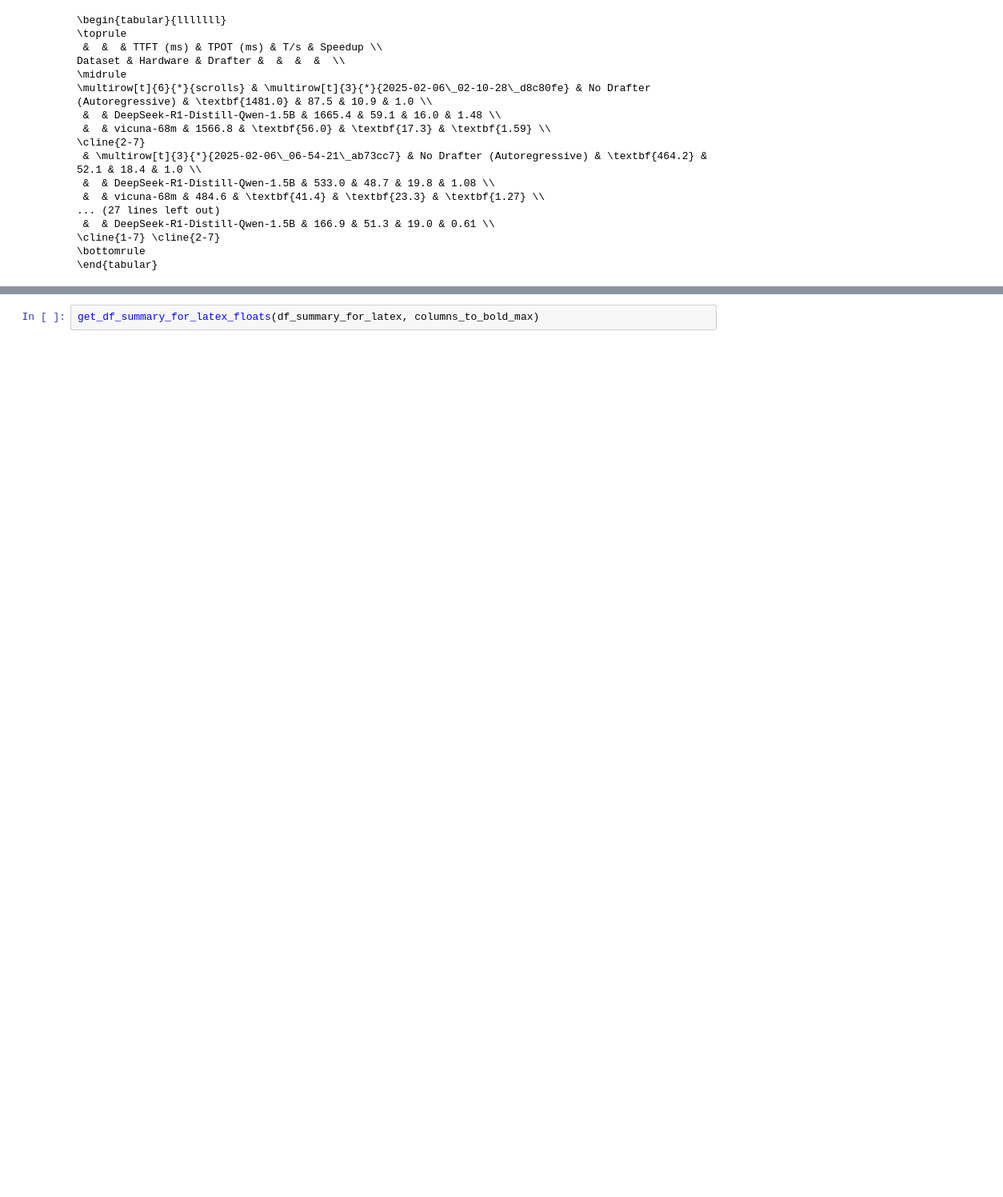
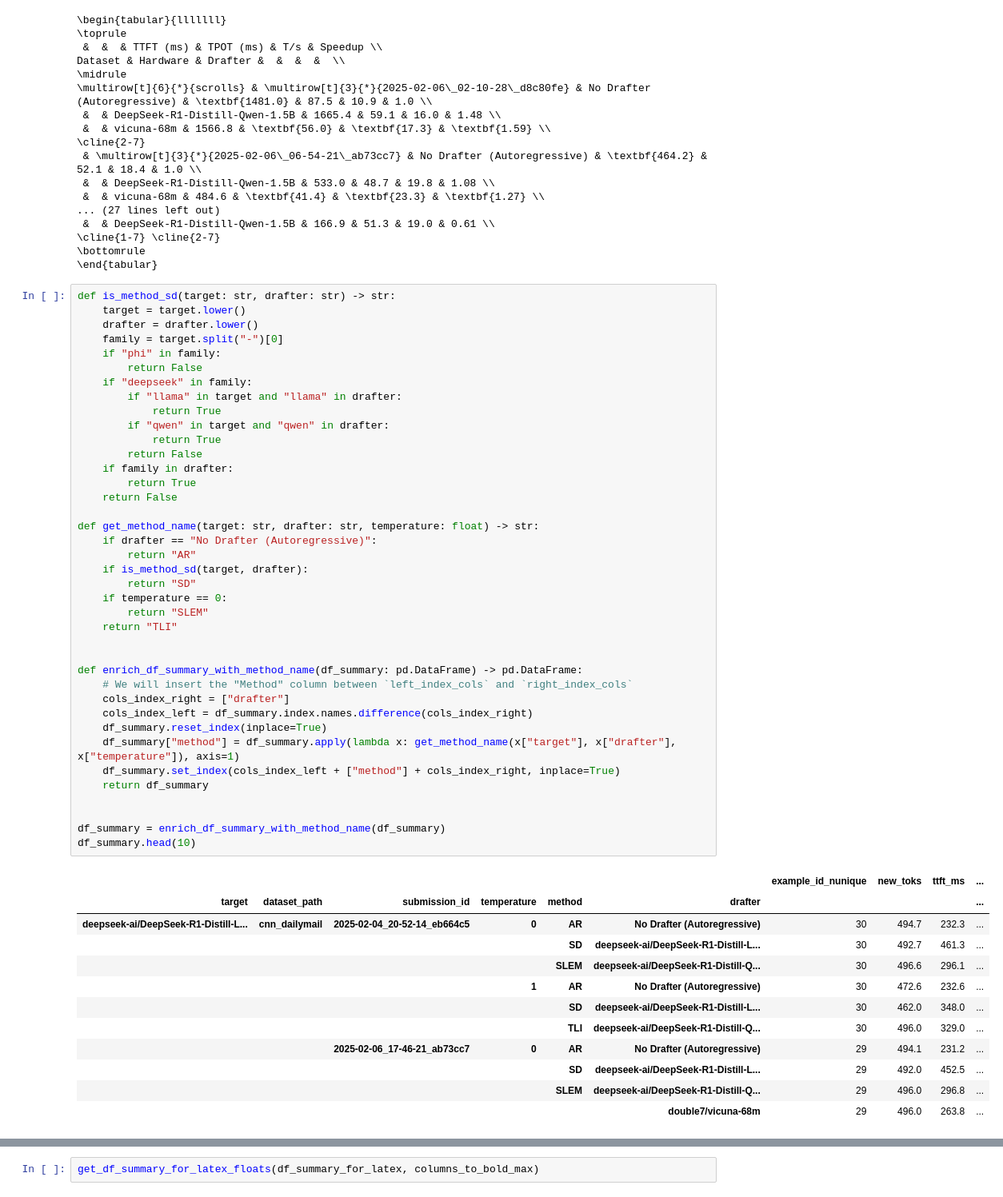
Before and after one commit to keyboardAnt/hf-bench, a Jupyter notebook: hf_bench/speedups.ipynb, the cells around one changed output, grey strips where cells are left out. Shown: that part at 80% size. Saved outputs shown, nothing was run; the diff lists cells and outputs as text; blank space fills up the shorter version.

```diff
--- a/hf_bench/speedups.ipynb
+++ b/hf_bench/speedups.ipynb
@@ -457,4 +460,56 @@ Dataset & Hardware & Drafter &  &  &  &  \\
 \cline{1-7} \cline{2-7}
 \bottomrule
 \end{tabular}
+# %%
+def is_method_sd(target: str, drafter: str) -> str:
+    target = target.lower()
+    drafter = drafter.lower()
+    family = target.split("-")[0]
+    if "phi" in family:
+        return False
+    if "deepseek" in family:
+        if "llama" in target and "llama" in drafter:
+            return True
+        if "qwen" in target and "qwen" in drafter:
+            return True
+        return False
+    if family in drafter:
+        return True
+    return False
+
+def get_method_name(target: str, drafter: str, temperature: float) -> str:
+    if drafter == "No Drafter (Autoregressive)":
+        return "AR"
+    if is_method_sd(target, drafter):
+        return "SD"
+    if temperature == 0:
+        return "SLEM"
+    return "TLI"
+
+
+def enrich_df_summary_with_method_name(df_summary: pd.DataFrame) -> pd.DataFrame:
+    # We will insert the "Method" column between `left_index_cols` and `right_index_cols`
+    cols_index_right = ["drafter"]
+    cols_index_left = df_summary.index.names.difference(cols_index_right)
+    df_summary.reset_index(inplace=True)
+    df_summary["method"] = df_summary.apply(lambda x: get_method_name(x["target"], x["drafter"], x["temperature"]), axis=1)
+    df_summary.set_index(cols_index_left + ["method"] + cols_index_right, inplace=True)
+    return df_summary
+
+
+df_summary = enrich_df_summary_with_method_name(df_summary)
+df_summary.head(10)
+# %% [output]
+|  |  |  |  |  |  | example_id_nunique | new_toks | ttft_ms | ... |
+| target | dataset_path | submission_id | temperature | method | drafter |  |  |  | ... |
+| deepseek-ai/DeepSeek-R1-Distill-L... | cnn_dailymail | 2025-02-04_20-52-14_eb664c5 | 0 | AR | No Drafter (Autoregressive) | 30 | 494.7 | 232.3 | ... |
+|  |  |  |  | SD | deepseek-ai/DeepSeek-R1-Distill-L... | 30 | 492.7 | 461.3 | ... |
+|  |  |  |  | SLEM | deepseek-ai/DeepSeek-R1-Distill-Q... | 30 | 496.6 | 296.1 | ... |
+|  |  |  | 1 | AR | No Drafter (Autoregressive) | 30 | 472.6 | 232.6 | ... |
+|  |  |  |  | SD | deepseek-ai/DeepSeek-R1-Distill-L... | 30 | 462.0 | 348.0 | ... |
+|  |  |  |  | TLI | deepseek-ai/DeepSeek-R1-Distill-Q... | 30 | 496.0 | 329.0 | ... |
+|  |  | 2025-02-06_17-46-21_ab73cc7 | 0 | AR | No Drafter (Autoregressive) | 29 | 494.1 | 231.2 | ... |
+|  |  |  |  | SD | deepseek-ai/DeepSeek-R1-Distill-L... | 29 | 492.0 | 452.5 | ... |
+|  |  |  |  | SLEM | deepseek-ai/DeepSeek-R1-Distill-Q... | 29 | 496.0 | 296.8 | ... |
+|  |  |  |  |  | double7/vicuna-68m | 29 | 496.0 | 263.8 | ... |
 # %%
```
Also changed, not shown: parts of 5 cells of this notebook.
